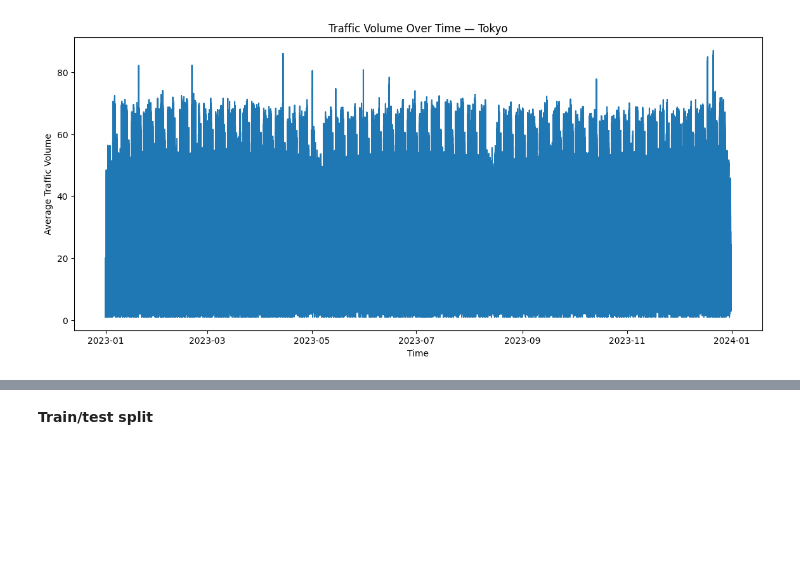
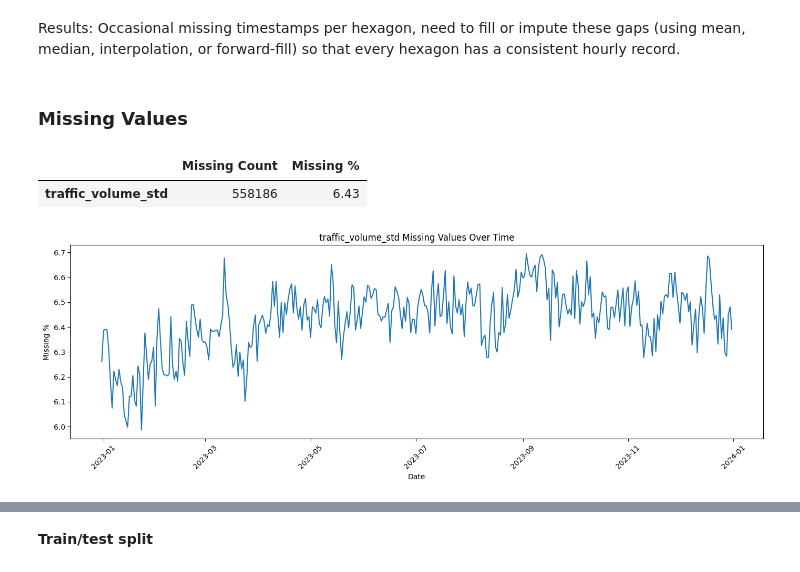
Before and after one commit to Bard89/smoglens, a Jupyter notebook: Yulia/2023smoglens_traffic_data_jartic_EDAandLinearRegression.ipynb, the cells around one changed output, grey strips where cells are left out. Saved outputs shown, nothing was run; the diff lists cells and outputs as text; code cells hidden in the pictures; blank space fills up the shorter version.

```diff
--- a/Yulia/2023smoglens_traffic_data_jartic_EDAandLinearRegression.ipynb
+++ b/Yulia/2023smoglens_traffic_data_jartic_EDAandLinearRegression.ipynb
@@ -67,11 +98,29 @@ print(tokyo_df.shape)
+# %% [markdown]
+Results: Occasional missing timestamps per hexagon, need to fill or impute these gaps (using mean, median, interpolation, or forward-fill) so that every hexagon has a consistent hourly record.
+# %% [markdown]
+### Missing Values
 # %%
-tokyo_df_resampled = tokyo_df.set_index('timestamp').resample('h').mean(numeric_only=True).reset_index()
+missing_stats = pd.DataFrame({
+    'Missing Count': df.isnull().sum(),
+    'Missing %': (df.isnull().sum() / len(df) * 100).round(2)
+})
+missing_stats = missing_stats[missing_stats['Missing Count'] > 0].sort_values('Missing %', ascending=False)
+missing_stats
+# %% [output]
+|  | Missing Count | Missing % |
+| traffic_volume_std | 558186 | 6.43 |
 # %%
-plt.figure(figsize=(14,6))
-plt.plot(tokyo_df['timestamp'], tokyo_df['avg_traffic_volume'])
-plt.title("Traffic Volume Over Time — Tokyo")
-plt.xlabel("Time")
-plt.ylabel("Average Traffic Volume")
+fig, ax = plt.subplots(figsize=(14, 5))
+
+missing_by_time = df.groupby(df['timestamp'].dt.date)['traffic_volume_std'].apply(lambda x: x.isnull().mean() * 100)
+
+ax.plot(missing_by_time.index, missing_by_time.values)
+ax.set_title('traffic_volume_std Missing Values Over Time')
+ax.set_xlabel('Date')
+ax.set_ylabel('Missing %')
+ax.tick_params(axis='x', rotation=45)
+
+plt.tight_layout()
 plt.show()
 # %% [output]
-[figure, old version]
+[figure, new version]
```
Also changed, not shown: parts of 14 cells of this notebook.
